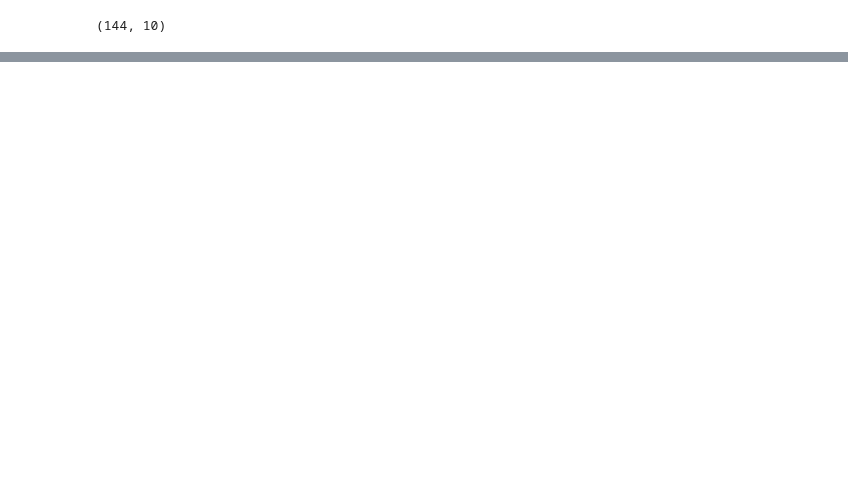
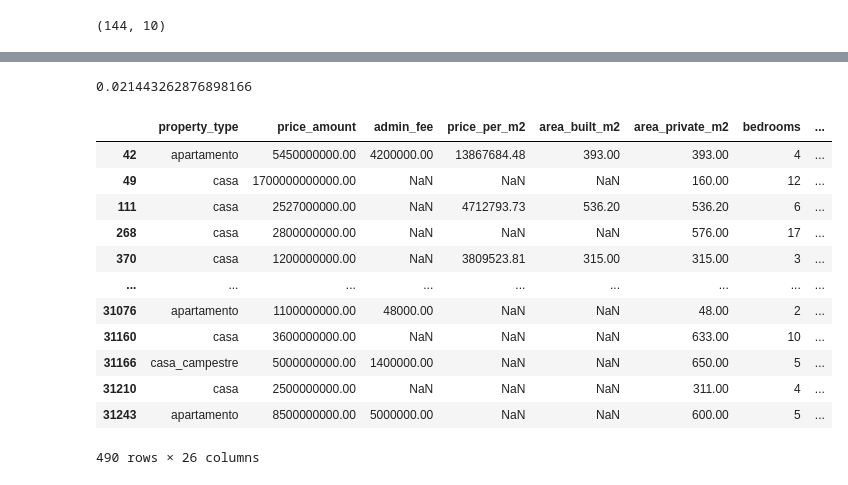
Before and after one commit to juanpablocarrillohortua/proyecto_finca_raiz_colombia, a Jupyter notebook: notebooks/data_cleaning.ipynb, the cells around one changed output, grey strips where cells are left out. Cells and saved outputs as stored; diff of their text form; code cells hidden in the pictures; blank space fills up the shorter version.

```diff
--- a/notebooks/data_cleaning.ipynb
+++ b/notebooks/data_cleaning.ipynb
@@ -575,0 +586,10 @@ mar_results_df.shape
+# %%
+locality_treatment = df.groupby("locality")["price_amount"].agg(
+    extreme_inf_out = lambda x: x.quantile(0.25) - 2.5*(x.quantile(0.75) - x.quantile(0.25)),
+    inf_out = lambda x: x.quantile(0.25) - 1.5*(x.quantile(0.75) - x.quantile(0.25)),
+    q1=lambda x: x.quantile(0.25),
+    q2="median",                   # El percentil 50 es la mediana
+    q3=lambda x: x.quantile(0.75),
+    sup_out = lambda x: x.quantile(0.75) + 1.5*(x.quantile(0.75) - x.quantile(0.25)),
+    extreme_sup_out = lambda x: x.quantile(0.75) + 2.5*(x.quantile(0.75) - x.quantile(0.25))
+).to_dict()
@@ -575,0 +662,33 @@ mar_results_df.shape
+# %%
+def find_weird_properties_per_loc(df, locality_treatment, localities=LOCALITIES):
+    lat, lon, price = df["latitude"], df["longitude"], df["price_amount"]
+    weird = pd.Series(False, index=df.index)
+
+    for name, b in localities.items():
+        in_box = lat.between(b.lat_min, b.lat_max) & lon.between(b.lon_min, b.lon_max)
+        hi = locality_treatment["extreme_sup_out"].get(name, np.inf)
+        lo = locality_treatment["extreme_inf_out"].get(name, -np.inf)
+        weird |= in_box & ((price > hi) | (price < lo))
+
+    return weird
+# %%
+weird_ones = find_weird_properties_per_loc(df, locality_treatment)
+# %%
+weird_properties = df[weird_ones]
+print(weird_properties.shape[0]/df.shape[0])
+weird_properties
+# %% [output]
+0.021443262876898166
+|  | property_type | price_amount | admin_fee | price_per_m2 | area_built_m2 | area_private_m2 | bedrooms | ... |
+| 42 | apartamento | 5450000000.00 | 4200000.00 | 13867684.48 | 393.00 | 393.00 | 4 | ... |
+| 49 | casa | 1700000000000.00 | NaN | NaN | NaN | 160.00 | 12 | ... |
+| 111 | casa | 2527000000.00 | NaN | 4712793.73 | 536.20 | 536.20 | 6 | ... |
+| 268 | casa | 2800000000.00 | NaN | NaN | NaN | 576.00 | 17 | ... |
+| 370 | casa | 1200000000.00 | NaN | 3809523.81 | 315.00 | 315.00 | 3 | ... |
+| ... | ... | ... | ... | ... | ... | ... | ... | ... |
+| 31076 | apartamento | 1100000000.00 | 48000.00 | NaN | NaN | 48.00 | 2 | ... |
+| 31160 | casa | 3600000000.00 | NaN | NaN | NaN | 633.00 | 10 | ... |
+| 31166 | casa_campestre | 5000000000.00 | 1400000.00 | NaN | NaN | 650.00 | 5 | ... |
+| 31210 | casa | 2500000000.00 | NaN | NaN | NaN | 311.00 | 4 | ... |
+| 31243 | apartamento | 8500000000.00 | 5000000.00 | NaN | NaN | 600.00 | 5 | ... |
+490 rows × 26 columns
```
Also changed, not shown: parts of 20 cells of this notebook, 1 other file.
